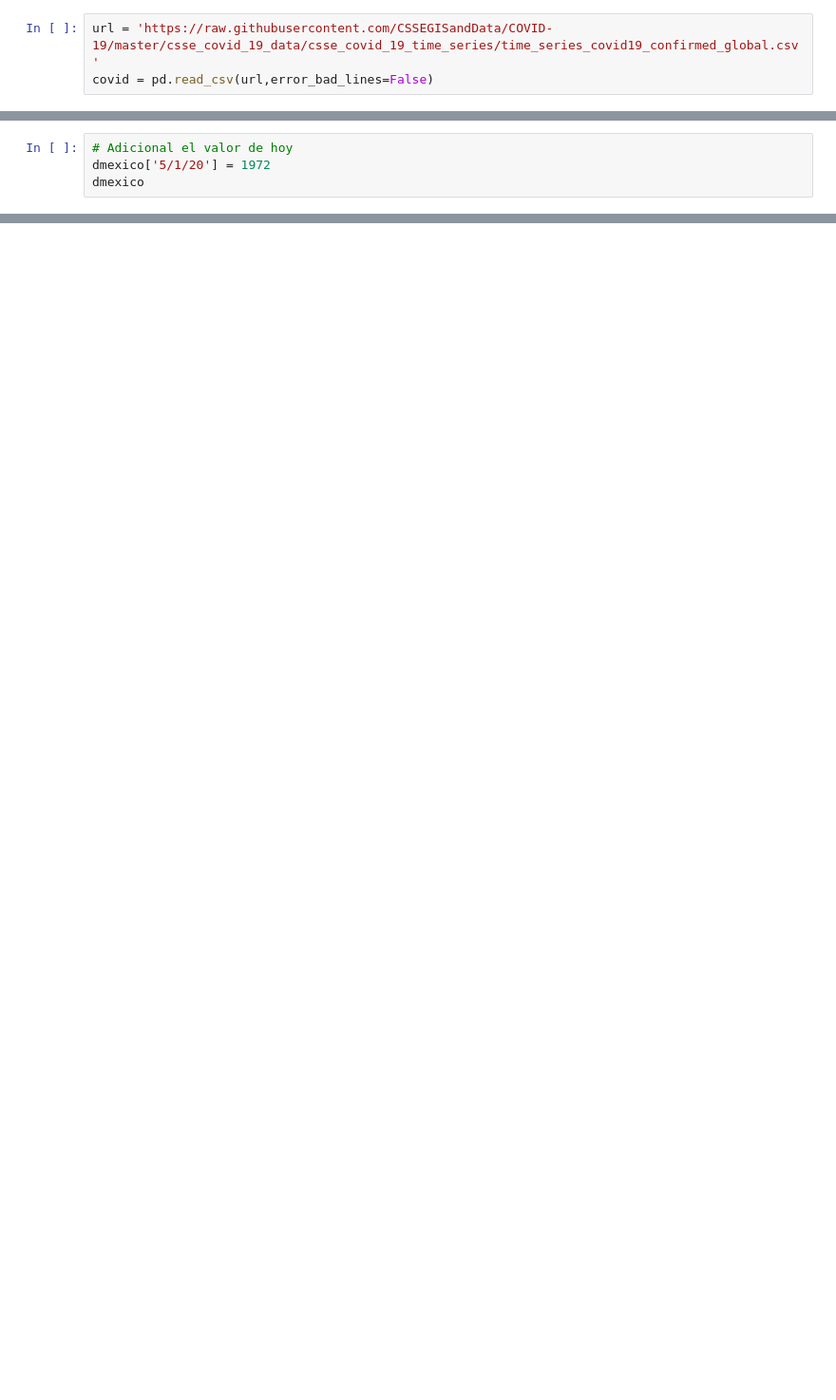
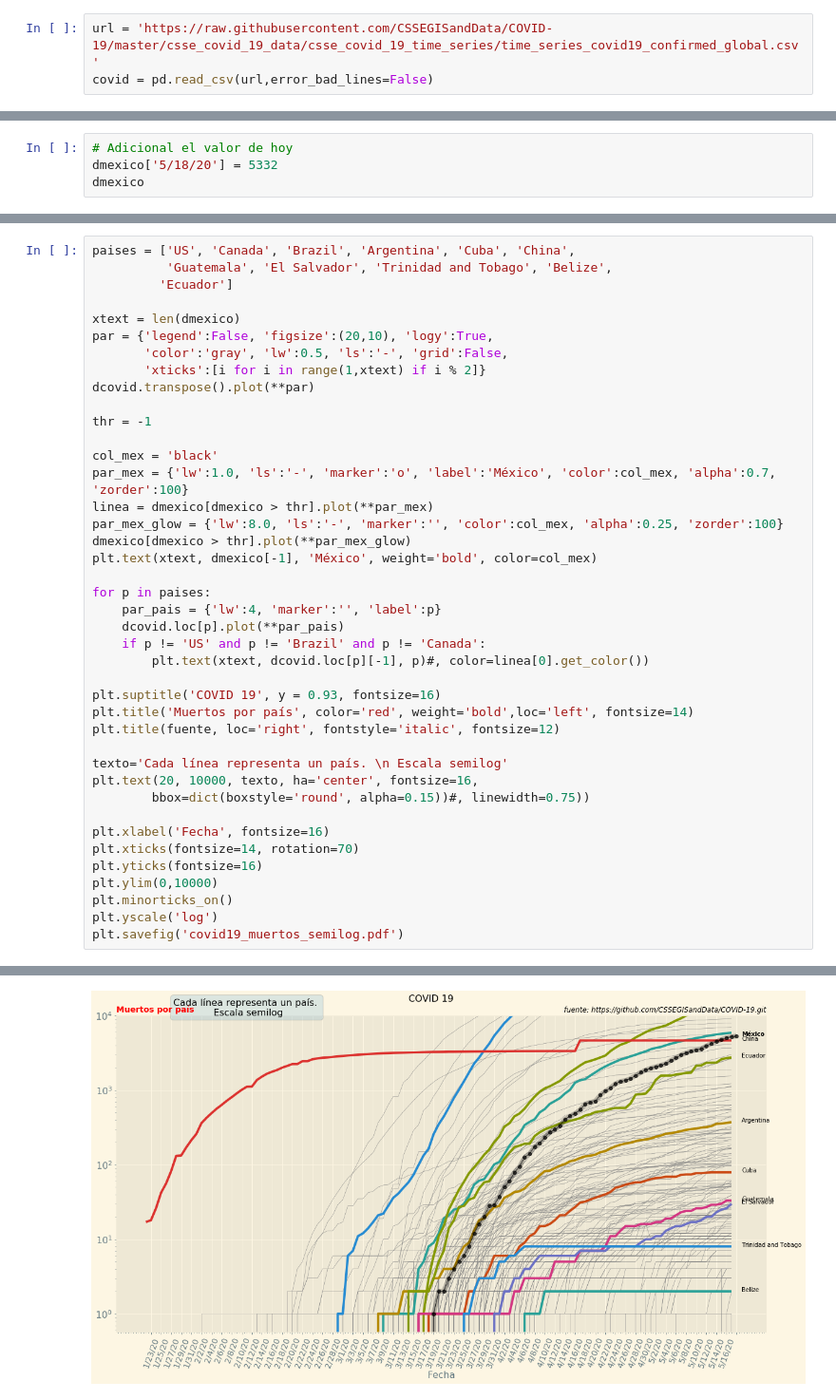
Before and after one commit to luiggix/COVID_19_Mex, a Jupyter notebook: COVID_VISINFO_REAL.ipynb, the cells around one changed output, grey strips where cells are left out. Shown at 95% size. Drawn from its saved outputs; the diff is of its cells as text; blank space fills up the shorter version.

```diff
--- a/COVID_VISINFO_REAL.ipynb
+++ b/COVID_VISINFO_REAL.ipynb
@@ -235,6 +333,6 @@ Name: Mexico, Length: 100, dtype: int64
 # %%
 # Adicional el valor de hoy
-dmexico['5/1/20'] = 1972
+dmexico['5/18/20'] = 5332
 dmexico
 # %% [output]
 1/22/20       0
@@ -270,0 +350,42 @@ Length: 101, dtype: int64
+# %%
+paises = ['US', 'Canada', 'Brazil', 'Argentina', 'Cuba', 'China',
+          'Guatemala', 'El Salvador', 'Trinidad and Tobago', 'Belize',
+         'Ecuador']
+
+xtext = len(dmexico)
+par = {'legend':False, 'figsize':(20,10), 'logy':True,
+       'color':'gray', 'lw':0.5, 'ls':'-', 'grid':False,
+       'xticks':[i for i in range(1,xtext) if i % 2]}
+dcovid.transpose().plot(**par)
+
+thr = -1
+
+col_mex = 'black'
+par_mex = {'lw':1.0, 'ls':'-', 'marker':'o', 'label':'México', 'color':col_mex, 'alpha':0.7, 'zorder':100}
+linea = dmexico[dmexico > thr].plot(**par_mex)
+par_mex_glow = {'lw':8.0, 'ls':'-', 'marker':'', 'color':col_mex, 'alpha':0.25, 'zorder':100}
+dmexico[dmexico > thr].plot(**par_mex_glow)
+plt.text(xtext, dmexico[-1], 'México', weight='bold', color=col_mex)
+
+for p in paises:
+    par_pais = {'lw':4, 'marker':'', 'label':p}
+    dcovid.loc[p].plot(**par_pais)
+    if p != 'US' and p != 'Brazil' and p != 'Canada':
+        plt.text(xtext, dcovid.loc[p][-1], p)#, color=linea[0].get_color())
+
+plt.suptitle('COVID 19', y = 0.93, fontsize=16)
+plt.title('Muertos por país', color='red', weight='bold',loc='left', fontsize=14)
+plt.title(fuente, loc='right', fontstyle='italic', fontsize=12)
+
+texto='Cada línea representa un país. \n Escala semilog'
+plt.text(20, 10000, texto, ha='center', fontsize=16,
+        bbox=dict(boxstyle='round', alpha=0.15))#, linewidth=0.75))
+
+plt.xlabel('Fecha', fontsize=16)
+plt.xticks(fontsize=14, rotation=70)
+plt.yticks(fontsize=16)
+plt.ylim(0,10000)
+plt.minorticks_on()
+plt.yscale('log')
+plt.savefig('covid19_muertos_semilog.pdf')
+# %% [output]
@@ -270,0 +393 @@ Length: 101, dtype: int64
+[figure, added]
```
Also changed, not shown: parts of 34 cells of this notebook, 21 other files.
